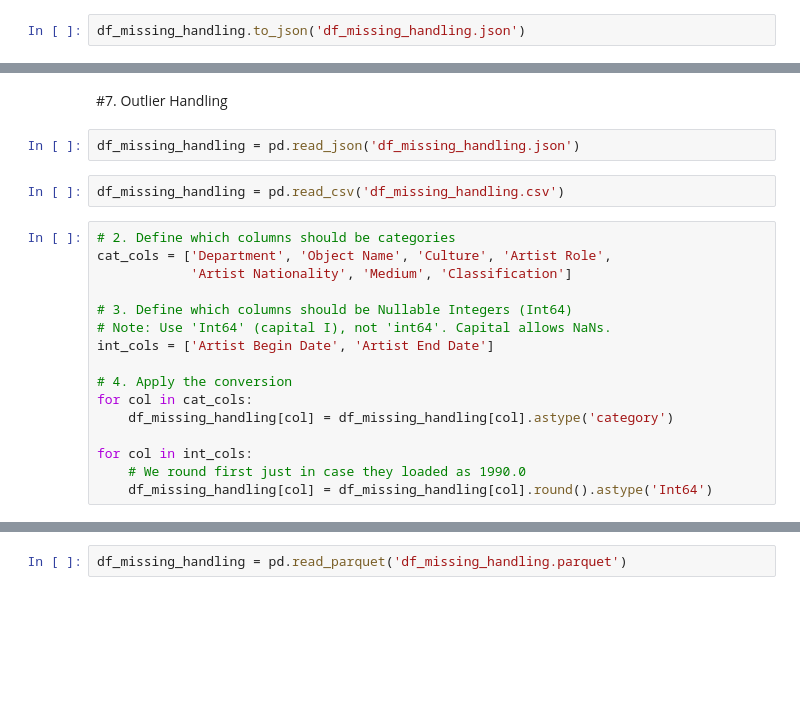
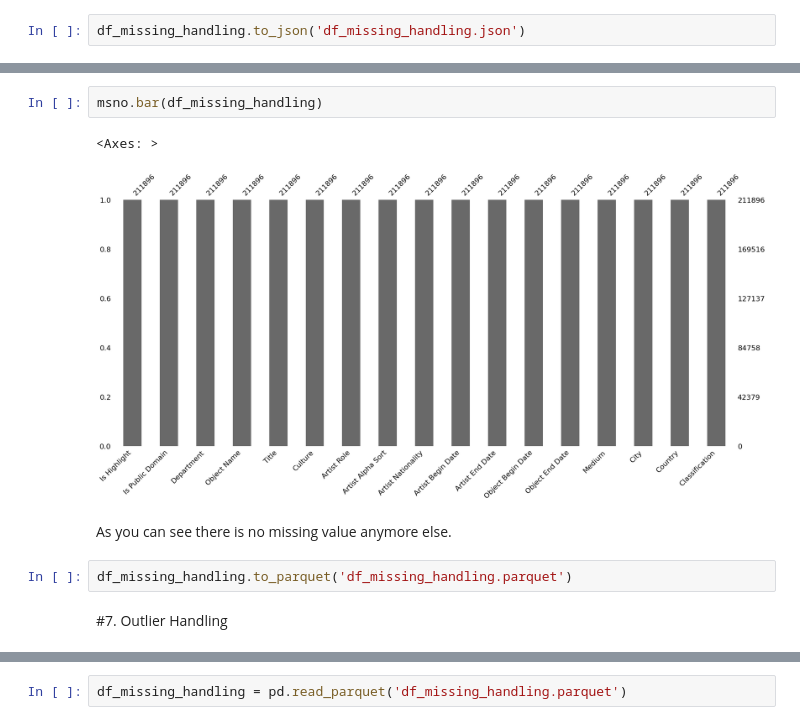
Before and after one commit to MoeinDSP/Data-and-Information-Quality, a Jupyter notebook: DIQ.ipynb, the cells around one changed output, grey strips where cells are left out. Drawn from its saved outputs; the diff is of its cells as text; blank space fills up the shorter version.

```diff
--- a/DIQ.ipynb
+++ b/DIQ.ipynb
@@ -2081,22 +2160,11 @@ df_missing_handling.to_json('df_missing_handling.json')
+# %%
+msno.bar(df_missing_handling)
+# %% [output]
+<Axes: >
+[figure, added]
+# %% [markdown]
+As you can see there is no missing value anymore else.
+# %%
+df_missing_handling.to_parquet('df_missing_handling.parquet')
 # %% [markdown]
 #7. Outlier Handling
-# %%
-df_missing_handling = pd.read_json('df_missing_handling.json')
-# %%
-df_missing_handling = pd.read_csv('df_missing_handling.csv')
-# %%
-# 2. Define which columns should be categories
-cat_cols = ['Department', 'Object Name', 'Culture', 'Artist Role',
-            'Artist Nationality', 'Medium', 'Classification']
-
-# 3. Define which columns should be Nullable Integers (Int64)
-# Note: Use 'Int64' (capital I), not 'int64'. Capital allows NaNs.
-int_cols = ['Artist Begin Date', 'Artist End Date']
-
-# 4. Apply the conversion
-for col in cat_cols:
-    df_missing_handling[col] = df_missing_handling[col].astype('category')
-
-for col in int_cols:
-    # We round first just in case they loaded as 1990.0
-    df_missing_handling[col] = df_missing_handling[col].round().astype('Int64')
```
Also changed, not shown: parts of 12 cells of this notebook.
